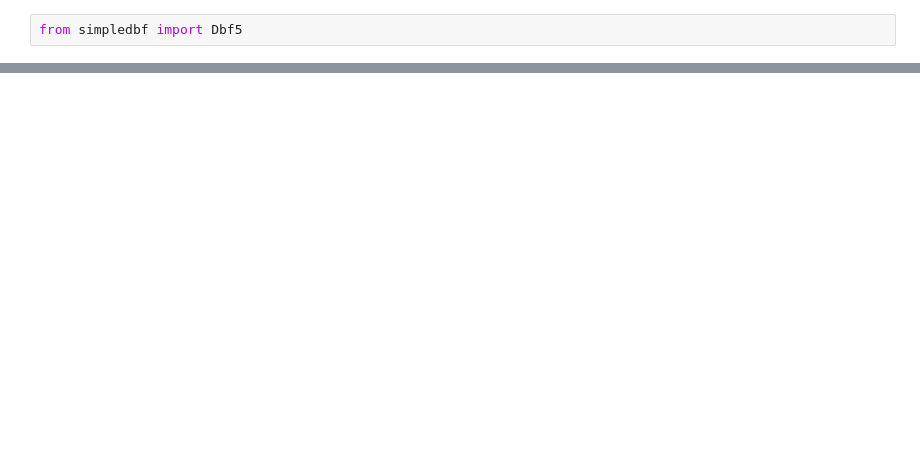
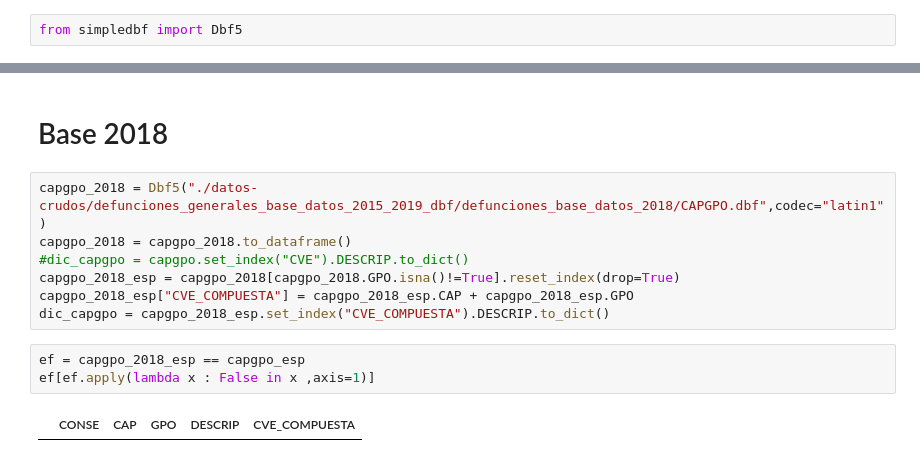
Before and after one commit to jdanielgoh/datos-defunciones, a Jupyter notebook: actas_defuncion.ipynb, the cells around one changed output, grey strips where cells are left out. Saved outputs shown, nothing was run; the diff lists cells and outputs as text; blank space fills up the shorter version.

```diff
--- a/actas_defuncion.ipynb
+++ b/actas_defuncion.ipynb
@@ -100,0 +174,14 @@ ef
+# %% [markdown]
+# Base 2018
+# %%
+capgpo_2018 = Dbf5("./datos-crudos/defunciones_generales_base_datos_2015_2019_dbf/defunciones_base_datos_2018/CAPGPO.dbf",codec="latin1")
+capgpo_2018 = capgpo_2018.to_dataframe()
+#dic_capgpo = capgpo.set_index("CVE").DESCRIP.to_dict()
+capgpo_2018_esp = capgpo_2018[capgpo_2018.GPO.isna()!=True].reset_index(drop=True)
+capgpo_2018_esp["CVE_COMPUESTA"] = capgpo_2018_esp.CAP + capgpo_2018_esp.GPO
+dic_capgpo = capgpo_2018_esp.set_index("CVE_COMPUESTA").DESCRIP.to_dict()
+# %%
+ef = capgpo_2018_esp == capgpo_esp
+ef[ef.apply(lambda x : False in x ,axis=1)]
+# %% [output]
+|  | CONSE | CAP | GPO | DESCRIP | CVE_COMPUESTA |
```
Also changed, not shown: parts of 53 cells of this notebook, 11 other files.
